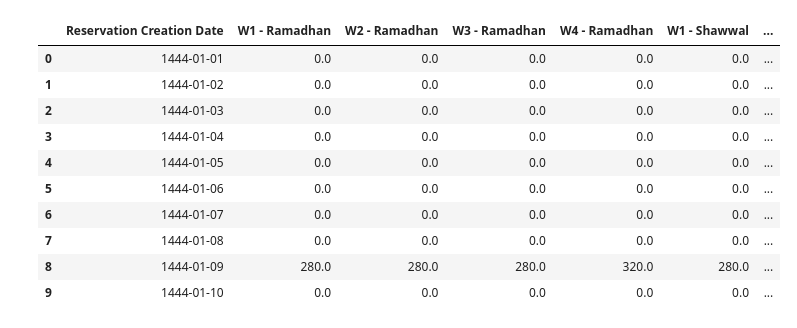
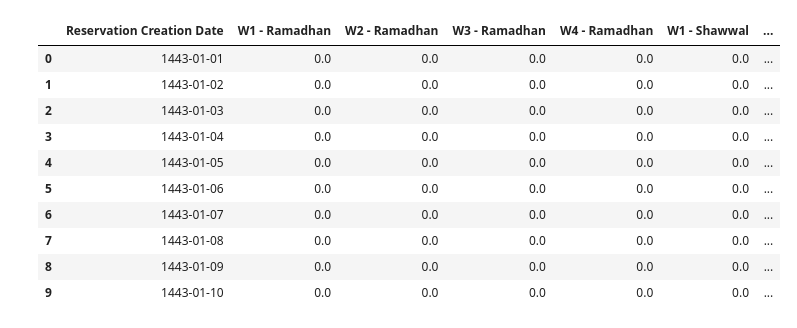
Before and after one commit to Ziadmohamed345/k2s-hotel-reservation, a Jupyter notebook: util-res-task/util-res-data-weekly-vis.ipynb, the cells around one changed output. Saved outputs shown, nothing was run; the diff lists cells and outputs as text; code cells hidden in the pictures.

```diff
--- a/util-res-task/util-res-data-weekly-vis.ipynb
+++ b/util-res-task/util-res-data-weekly-vis.ipynb
@@ -12,16 +30,16 @@ is_different_year = (target_start_day_hijri.year!=target_end_day_hijri.year)
 # %%
-daily_rows_weekly_df = pd.read_excel("./weekly_target_dates_accum_df_2.xlsx", sheet_name="Sheet1", converters={'Reservation Creation Date' : lambda x:Hijri.fromisoformat(x)})
+daily_rows_weekly_df = pd.read_excel(f"./weekly_target_dates_accum_df_{HIJRI_YEAR}.xlsx", sheet_name="Sheet1", converters={'Reservation Creation Date' : lambda x:Hijri.fromisoformat(x)})
 daily_rows_weekly_df.head(10)
 # %% [output]
 |  | Reservation Creation Date | W1 - Ramadhan | W2 - Ramadhan | W3 - Ramadhan | W4 - Ramadhan | W1 - Shawwal | ... |
-| 0 | 1444-01-01 | 0.0 | 0.0 | 0.0 | 0.0 | 0.0 | ... |
-| 1 | 1444-01-02 | 0.0 | 0.0 | 0.0 | 0.0 | 0.0 | ... |
-| 2 | 1444-01-03 | 0.0 | 0.0 | 0.0 | 0.0 | 0.0 | ... |
-| 3 | 1444-01-04 | 0.0 | 0.0 | 0.0 | 0.0 | 0.0 | ... |
-| 4 | 1444-01-05 | 0.0 | 0.0 | 0.0 | 0.0 | 0.0 | ... |
-| 5 | 1444-01-06 | 0.0 | 0.0 | 0.0 | 0.0 | 0.0 | ... |
-| 6 | 1444-01-07 | 0.0 | 0.0 | 0.0 | 0.0 | 0.0 | ... |
-| 7 | 1444-01-08 | 0.0 | 0.0 | 0.0 | 0.0 | 0.0 | ... |
-| 8 | 1444-01-09 | 280.0 | 280.0 | 280.0 | 320.0 | 280.0 | ... |
-| 9 | 1444-01-10 | 0.0 | 0.0 | 0.0 | 0.0 | 0.0 | ... |
+| 0 | 1443-01-01 | 0.0 | 0.0 | 0.0 | 0.0 | 0.0 | ... |
+| 1 | 1443-01-02 | 0.0 | 0.0 | 0.0 | 0.0 | 0.0 | ... |
+| 2 | 1443-01-03 | 0.0 | 0.0 | 0.0 | 0.0 | 0.0 | ... |
+| 3 | 1443-01-04 | 0.0 | 0.0 | 0.0 | 0.0 | 0.0 | ... |
+| 4 | 1443-01-05 | 0.0 | 0.0 | 0.0 | 0.0 | 0.0 | ... |
+| 5 | 1443-01-06 | 0.0 | 0.0 | 0.0 | 0.0 | 0.0 | ... |
+| 6 | 1443-01-07 | 0.0 | 0.0 | 0.0 | 0.0 | 0.0 | ... |
+| 7 | 1443-01-08 | 0.0 | 0.0 | 0.0 | 0.0 | 0.0 | ... |
+| 8 | 1443-01-09 | 0.0 | 0.0 | 0.0 | 0.0 | 0.0 | ... |
+| 9 | 1443-01-10 | 0.0 | 0.0 | 0.0 | 0.0 | 0.0 | ... |
 # %%
```
Also changed, not shown: parts of 28 cells of this notebook, 7 other files.
